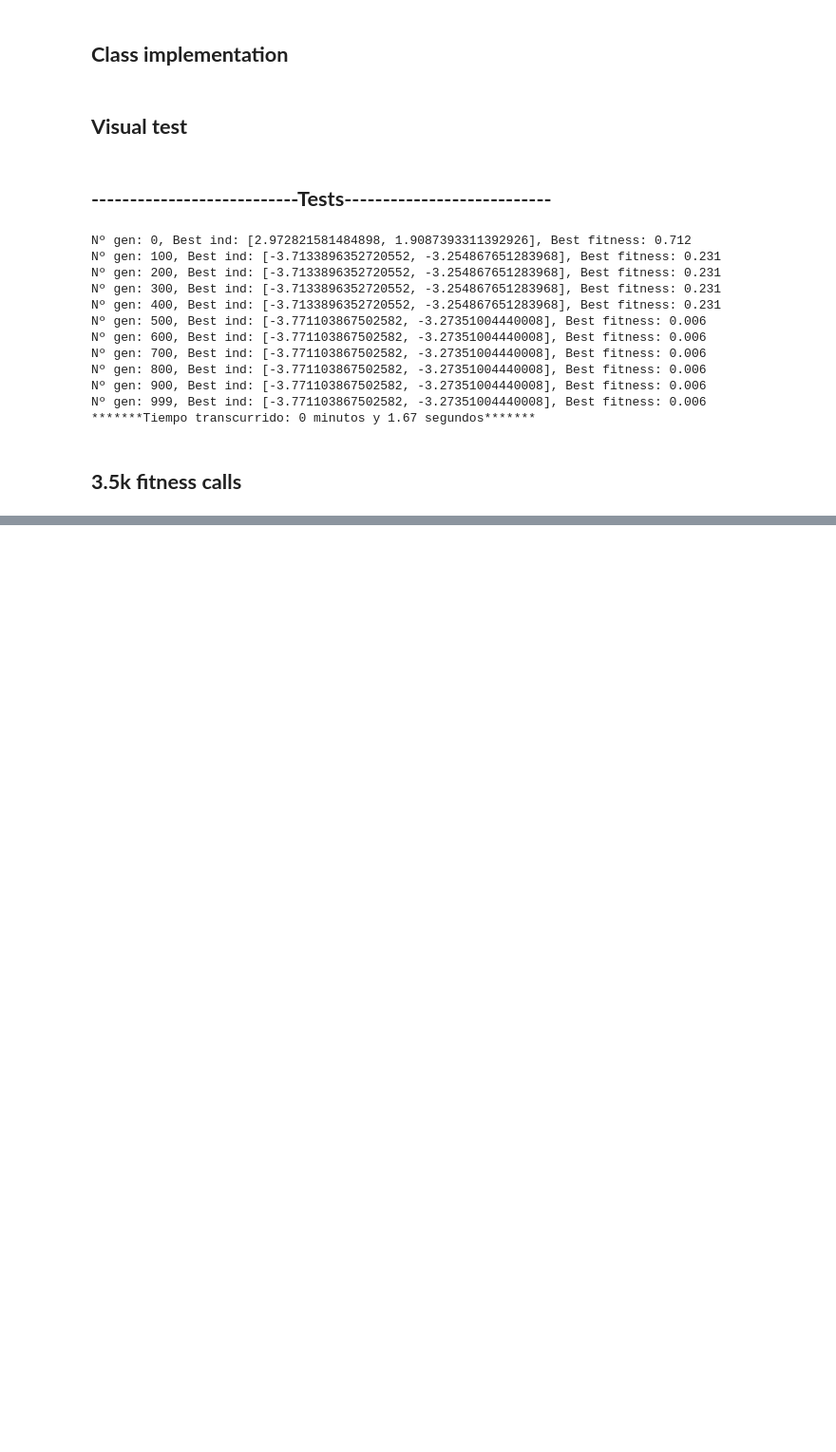
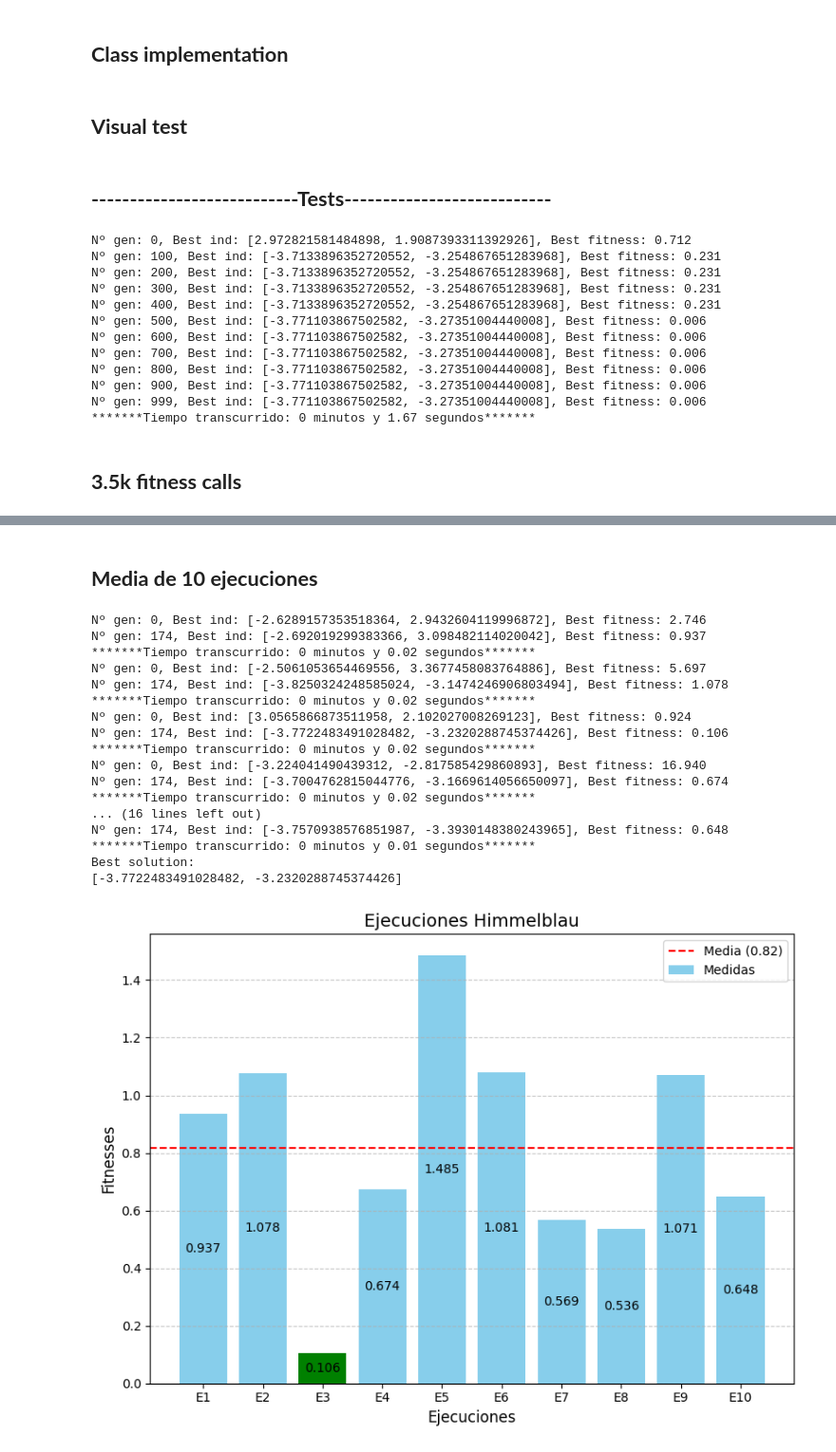
Before and after one commit to pintamonas4575/BIOCOMP-project-MAADM-UPM, a Jupyter notebook: AG-Himmelblau.ipynb, the cells around one changed output, grey strips where cells are left out. Shown at 95% size. Saved outputs shown, nothing was run; the diff lists cells and outputs as text; code cells hidden in the pictures; blank space fills up the shorter version.

```diff
--- a/AG-Himmelblau.ipynb
+++ b/AG-Himmelblau.ipynb
@@ -185,0 +186,2 @@ Nº gen: 174, Best ind: [2.9429622612195026, 2.0180669815923427], Best fitness:
+# %% [markdown]
+## **Media de 10 ejecuciones**
@@ -185,0 +222,36 @@ Nº gen: 174, Best ind: [2.9429622612195026, 2.0180669815923427], Best fitness:
+# %%
+medidas_Himmel = []
+individuos_Himmel = []
+
+for i in range(1, 11):
+    start = time.time()
+    genetic_algorithm = AG_Himmelblau(population_size=20)
+    genetic_algorithm.evolve(fitness_function=fitness_himmel, pmut=0.1, ngen=175, T=6, trace=175, reverse_sort=False)
+    minutos, segundos = divmod(time.time()-start, 60)
+    print(f"*******Tiempo transcurrido: {int(minutos)} minutos y {segundos:.2f} segundos*******")
+    medidas_Himmel.append(genetic_algorithm.fitnesses[0])
+    individuos_Himmel.append(genetic_algorithm.population[0])
+
+print("Best solution:")
+best_index = medidas_Himmel.index(min(medidas_Himmel))
+print(individuos_Himmel[best_index])
+plot_mean_fitnesses(medidas_Himmel)
+# %% [output]
+Nº gen: 0, Best ind: [-2.6289157353518364, 2.9432604119996872], Best fitness: 2.746
+Nº gen: 174, Best ind: [-2.692019299383366, 3.098482114020042], Best fitness: 0.937
+*******Tiempo transcurrido: 0 minutos y 0.02 segundos*******
+Nº gen: 0, Best ind: [-2.5061053654469556, 3.3677458083764886], Best fitness: 5.697
+Nº gen: 174, Best ind: [-3.8250324248585024, -3.1474246906803494], Best fitness: 1.078
+*******Tiempo transcurrido: 0 minutos y 0.02 segundos*******
+Nº gen: 0, Best ind: [3.0565866873511958, 2.102027008269123], Best fitness: 0.924
+Nº gen: 174, Best ind: [-3.7722483491028482, -3.2320288745374426], Best fitness: 0.106
+*******Tiempo transcurrido: 0 minutos y 0.02 segundos*******
+Nº gen: 0, Best ind: [-3.224041490439312, -2.817585429860893], Best fitness: 16.940
+Nº gen: 174, Best ind: [-3.7004762815044776, -3.1669614056650097], Best fitness: 0.674
+*******Tiempo transcurrido: 0 minutos y 0.02 segundos*******
+... (16 lines left out)
+Nº gen: 174, Best ind: [-3.7570938576851987, -3.3930148380243965], Best fitness: 0.648
+*******Tiempo transcurrido: 0 minutos y 0.01 segundos*******
+Best solution:
+[-3.7722483491028482, -3.2320288745374426]
+[figure, added]
```
Also changed, not shown: parts of 5 cells of this notebook, 1 other file.
